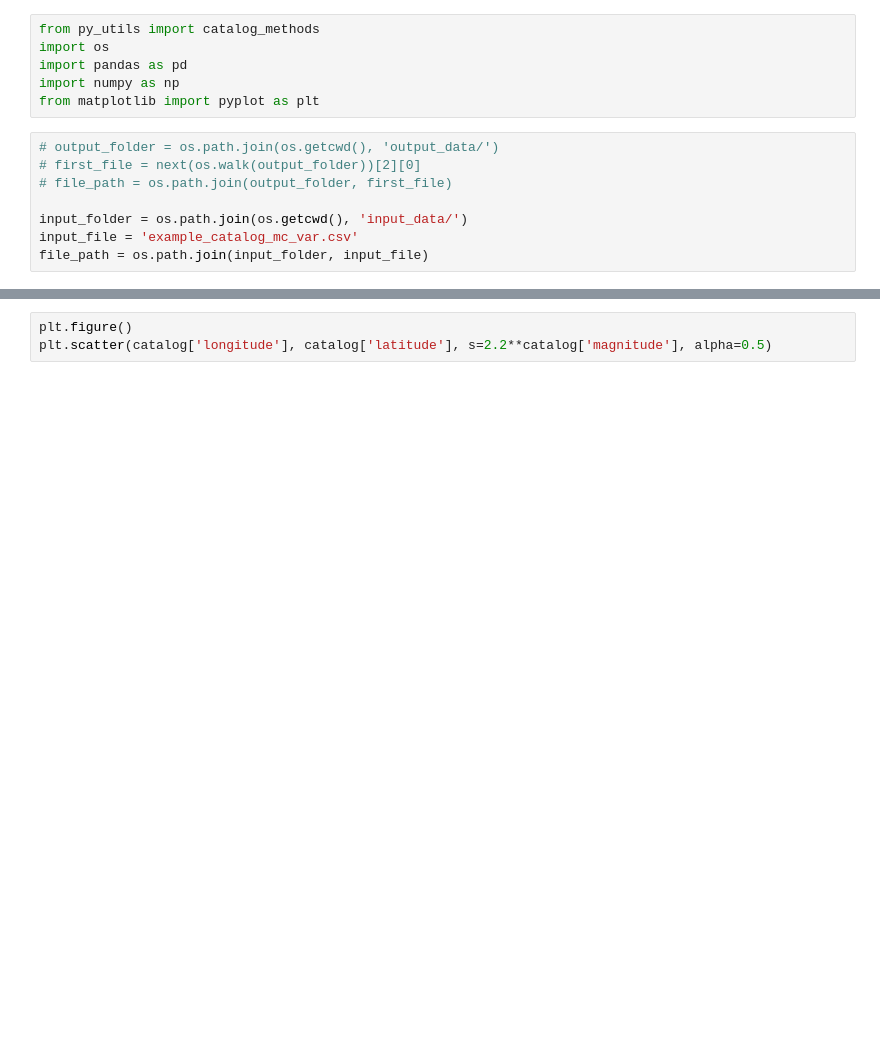
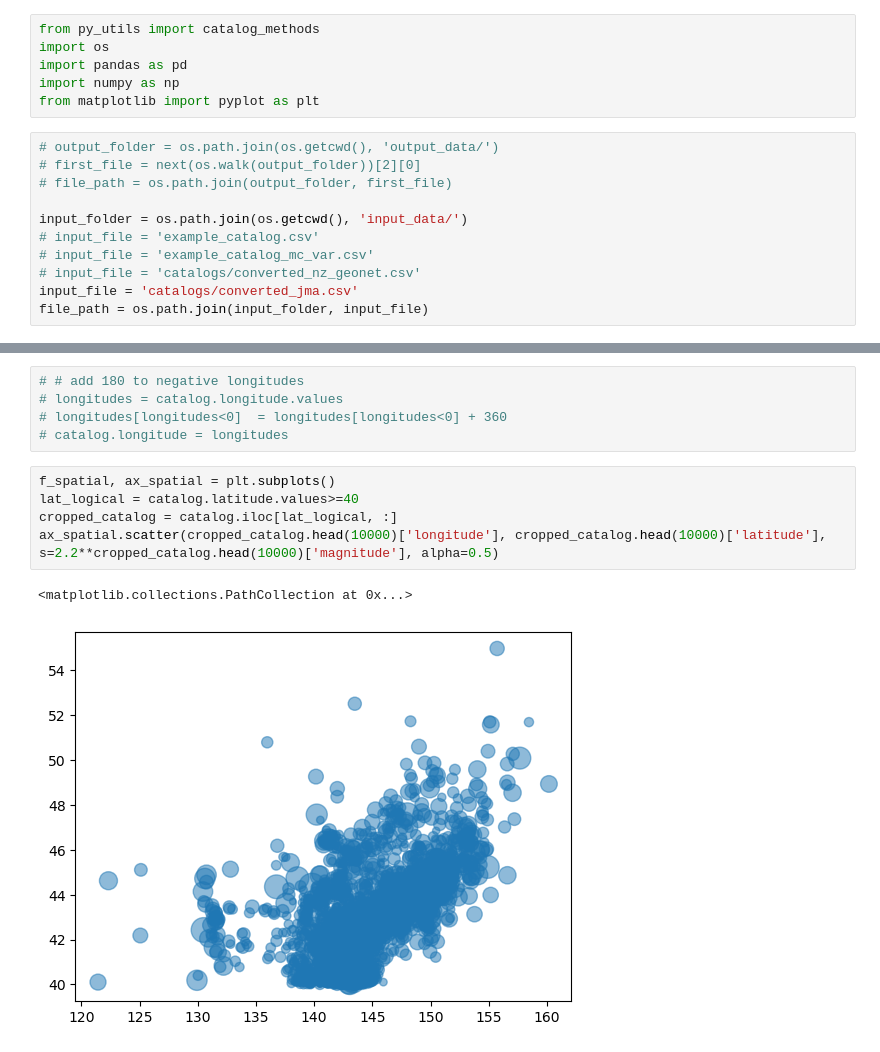
Before and after one commit to Ner-Ber/etas_edits, a Jupyter notebook: notebooks/present_file.ipynb, the cells around one changed output, grey strips where cells are left out. Cells and saved outputs as stored; diff of their text form; blank space fills up the shorter version.

```diff
--- a/notebooks/present_file.ipynb
+++ b/notebooks/present_file.ipynb
@@ -10,7 +10,10 @@ from matplotlib import pyplot as plt
 # file_path = os.path.join(output_folder, first_file)
 
 input_folder = os.path.join(os.getcwd(), 'input_data/')
-input_file = 'example_catalog_mc_var.csv'
+# input_file = 'example_catalog.csv'
+# input_file = 'example_catalog_mc_var.csv'
+# input_file = 'catalogs/converted_nz_geonet.csv'
+input_file = 'catalogs/converted_jma.csv'
 file_path = os.path.join(input_folder, input_file)
 # %%
 catalog = pd.read_csv(file_path)
@@ -17,3 +35,13 @@ catalog = pd.read_csv(file_path)
+# %%
+# # add 180 to negative longitudes
+# longitudes = catalog.longitude.values
+# longitudes[longitudes<0]  = longitudes[longitudes<0] + 360
+# catalog.longitude = longitudes
 # %%
-plt.figure()
-plt.scatter(catalog['longitude'], catalog['latitude'], s=2.2**catalog['magnitude'], alpha=0.5)
+f_spatial, ax_spatial = plt.subplots()
+lat_logical = catalog.latitude.values>=40
+cropped_catalog = catalog.iloc[lat_logical, :]
+ax_spatial.scatter(cropped_catalog.head(10000)['longitude'], cropped_catalog.head(10000)['latitude'], s=2.2**cropped_catalog.head(10000)['magnitude'], alpha=0.5)
+# %% [output]
+<matplotlib.collections.PathCollection at 0x...>
+[figure, added]
```
Also changed, not shown: parts of 13 cells of this notebook, 7 other files.
